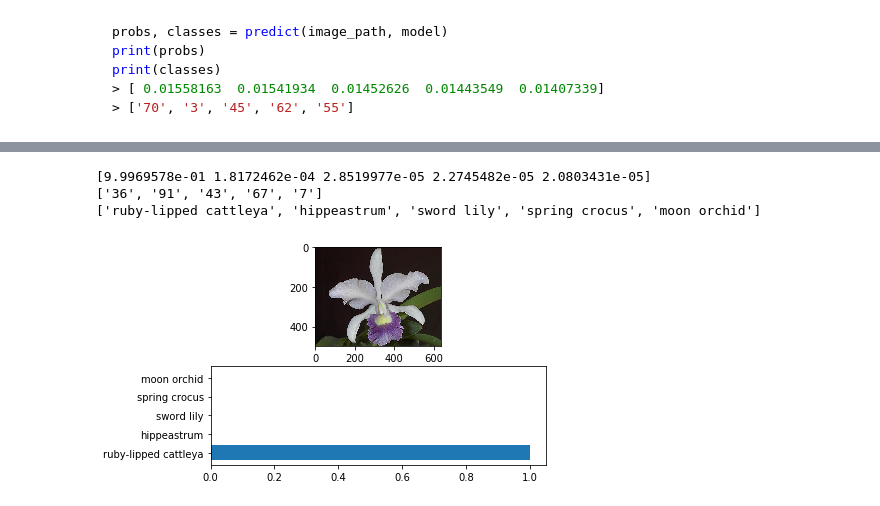
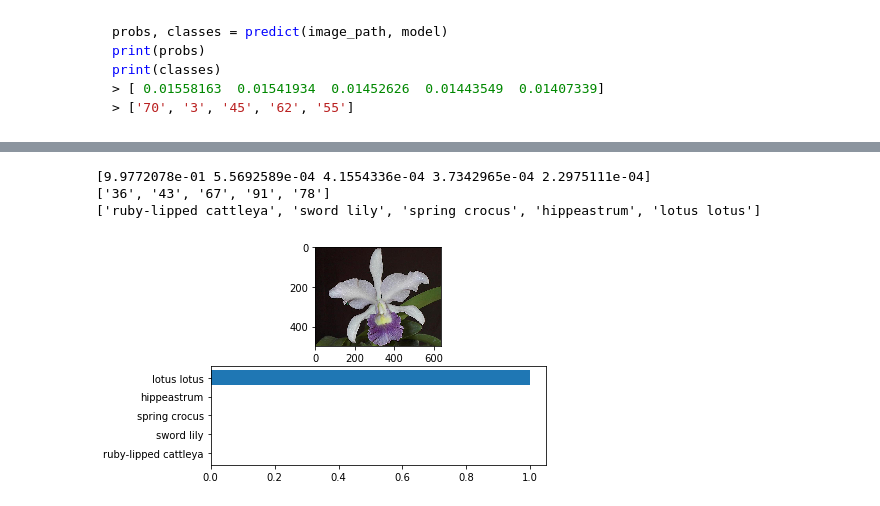
Before and after one commit to leesper/become-aipnd-learner, a Jupyter notebook: P4_ImageClassifer/Image Classifier Project-zh.ipynb, the cells around one changed output, grey strips where cells are left out. Saved outputs shown, nothing was run; the diff lists cells and outputs as text; code cells hidden in the pictures.

```diff
--- a/P4_ImageClassifer/Image Classifier Project-zh.ipynb
+++ b/P4_ImageClassifer/Image Classifier Project-zh.ipynb
@@ -58,15 +55,18 @@ data_dir = 'flowers'
 # TODO: Define your transforms for the training, validation, and testing sets
 data_transforms = {
     'train': transforms.Compose([
+        transforms.RandomRotation(30),
         transforms.RandomResizedCrop(224),
         transforms.RandomHorizontalFlip(),
         transforms.ToTensor(),
         transforms.Normalize([0.485, 0.456, 0.406], [0.229, 0.224, 0.225])]),
     'valid': transforms.Compose([
+        transforms.Resize(256),
         transforms.CenterCrop(224),
         transforms.ToTensor(),
         transforms.Normalize([0.485, 0.456, 0.406], [0.229, 0.224, 0.225])]),
     'test': transforms.Compose([
+        transforms.Resize(256),
         transforms.CenterCrop(224),
         transforms.ToTensor(),
         transforms.Normalize([0.485, 0.456, 0.406], [0.229, 0.224, 0.225])]),
@@ -74,11 +74,8 @@ data_transforms = {
 
 
 # TODO: Load the datasets with ImageFolder
-image_datasets = {x: datasets.ImageFolder(os.path.join(data_dir, x),
+image_datasets = {x: datasets.ImageFolder(os.path.join('flowers', x),
                                           data_transforms[x]) for x in ['train', 'valid', 'test']}
-
-class_indexes = image_datasets['train'].class_to_idx
-print('number of classes:{}'.format(len(class_indexes)))
 
 # TODO: Using the image datasets and the trainforms, define the dataloaders
 dataloaders = {x: torch.utils.data.DataLoader(image_datasets[x], batch_size=64, shuffle=True)
@@ -182,7 +176,6 @@ densenet121Tune = Densenet121FineTune()
 def train_model(model, criterion, optimizer, num_epochs=25):
     best_model_weights = copy.deepcopy(model.state_dict())
     best_acc = 0.0
-    print_every = 3
 
     for epoch in range(num_epochs):
         print('epoch {}/{}'.format(epoch, num_epochs-1))
@@ -283,6 +276,6 @@ best acc 0.8692
 # %%
 densenet121Tune.cuda()
-criterion = CrossEntropyLoss()
+criterion = CrossEntropyLoss()12
 optimizer = optim.SGD(densenet121Tune.classifiers.parameters(), lr=0.01, momentum=0.9)
 densenet121TuneBest = train_model(densenet121Tune, criterion, optimizer)
 # %% [output]
@@ -525,22 +517,23 @@ def predict(image_path, model, topk=5):
 你可以使用 `cat_to_name.json` 文件（应该之前已经在 notebook 中加载该文件）将类别整数编码转换为实际花卉名称。要将 PyTorch 张量显示为图像，请使用定义如下的 `imshow` 函数。
 # %%
 # TODO: Display an image along with the top 5 classes
+dense_model.cpu()
 values, classes = predict('flowers/test/36/image_04382.jpg', dense_model)
 flowers = [cat_to_name[cls] for cls in classes]
 print(values)
 print(classes)
 print(flowers)
 # %% [output]
-[9.9969578e-01 1.8172462e-04 2.8519977e-05 2.2745482e-05 2.0803431e-05]
-['36', '91', '43', '67', '7']
-['ruby-lipped cattleya', 'hippeastrum', 'sword lily', 'spring crocus', 'moon orchid']
+[9.9772078e-01 5.5692589e-04 4.1554336e-04 3.7342965e-04 2.2975111e-04]
+['36', '43', '67', '91', '78']
+['ruby-lipped cattleya', 'sword lily', 'spring crocus', 'hippeastrum', 'lotus lotus']
 # %%
 plt.subplot(2, 1, 1)
 image = Image.open('flowers/test/36/image_04382.jpg')
 plt.imshow(image)
 
 df = pd.DataFrame(dict(probs=values, flowers=flowers))
 plt.subplot(2, 1, 2)
-plt.barh(df.flowers, df.probs);
+plt.barh(flowers, values[::-1]);
 # %% [output]
-[figure, old version]
+[figure, new version]
```
Also changed, not shown: parts of 11 cells of this notebook.
